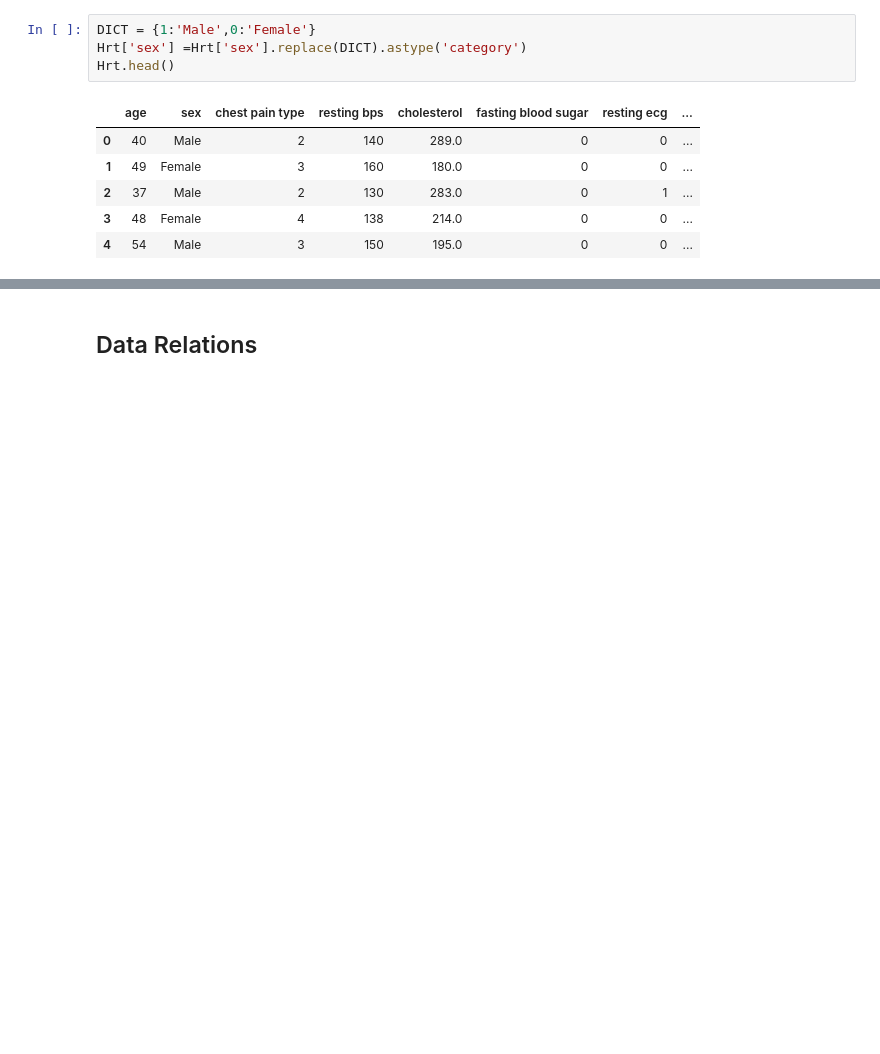
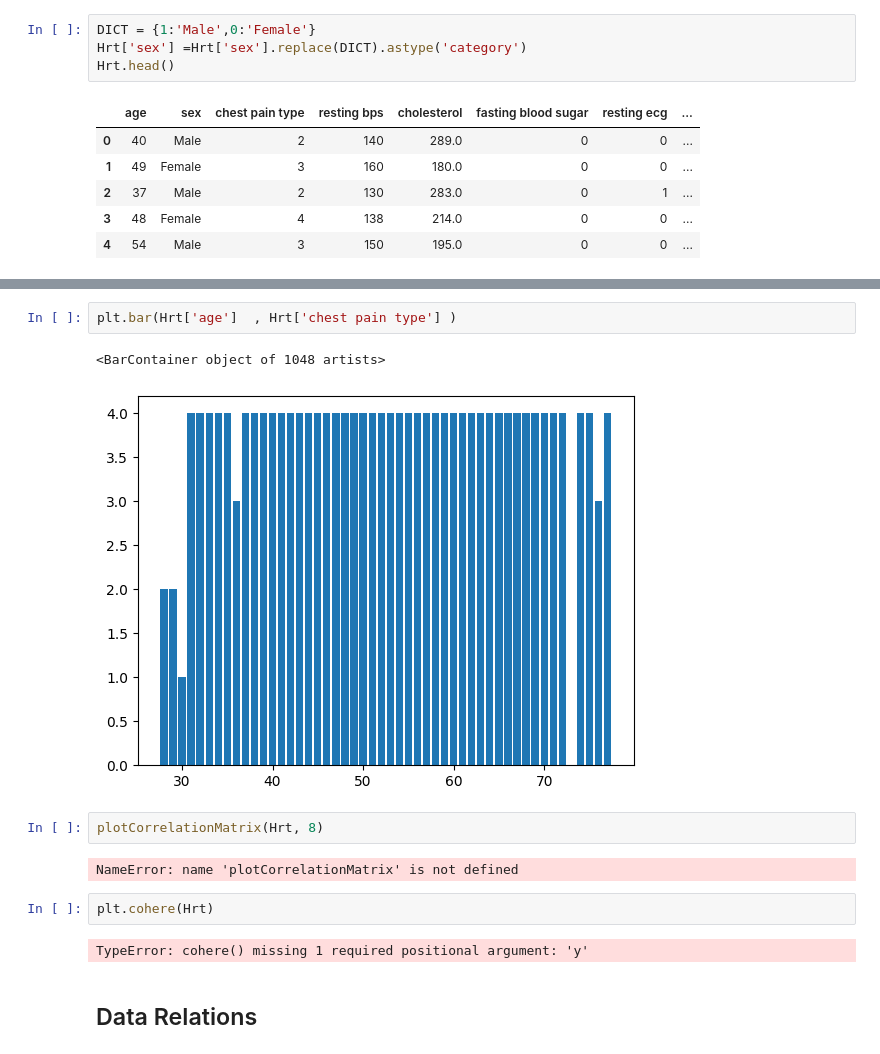
Before and after one commit to Astro0re/Data, a Jupyter notebook: Heart Disease/Heart Disease analysis.ipynb, the cells around one changed output, grey strips where cells are left out. Cells and saved outputs as stored; diff of their text form; blank space fills up the shorter version.

```diff
--- a/Heart Disease/Heart Disease analysis.ipynb
+++ b/Heart Disease/Heart Disease analysis.ipynb
@@ -106,3 +119,16 @@ Name: count, dtype: int64
+# %%
+plt.bar(Hrt['age']  , Hrt['chest pain type'] )
+# %% [output]
+<BarContainer object of 1048 artists>
+[figure, added]
+# %%
+plotCorrelationMatrix(Hrt, 8)
+# %% [output]
+NameError: name 'plotCorrelationMatrix' is not defined
+# %%
+plt.cohere(Hrt)
+# %% [output]
+TypeError: cohere() missing 1 required positional argument: 'y'
 # %% [markdown]
 ## Data Relations
 # %% [markdown]
```
Also changed, not shown: parts of 29 cells of this notebook.
